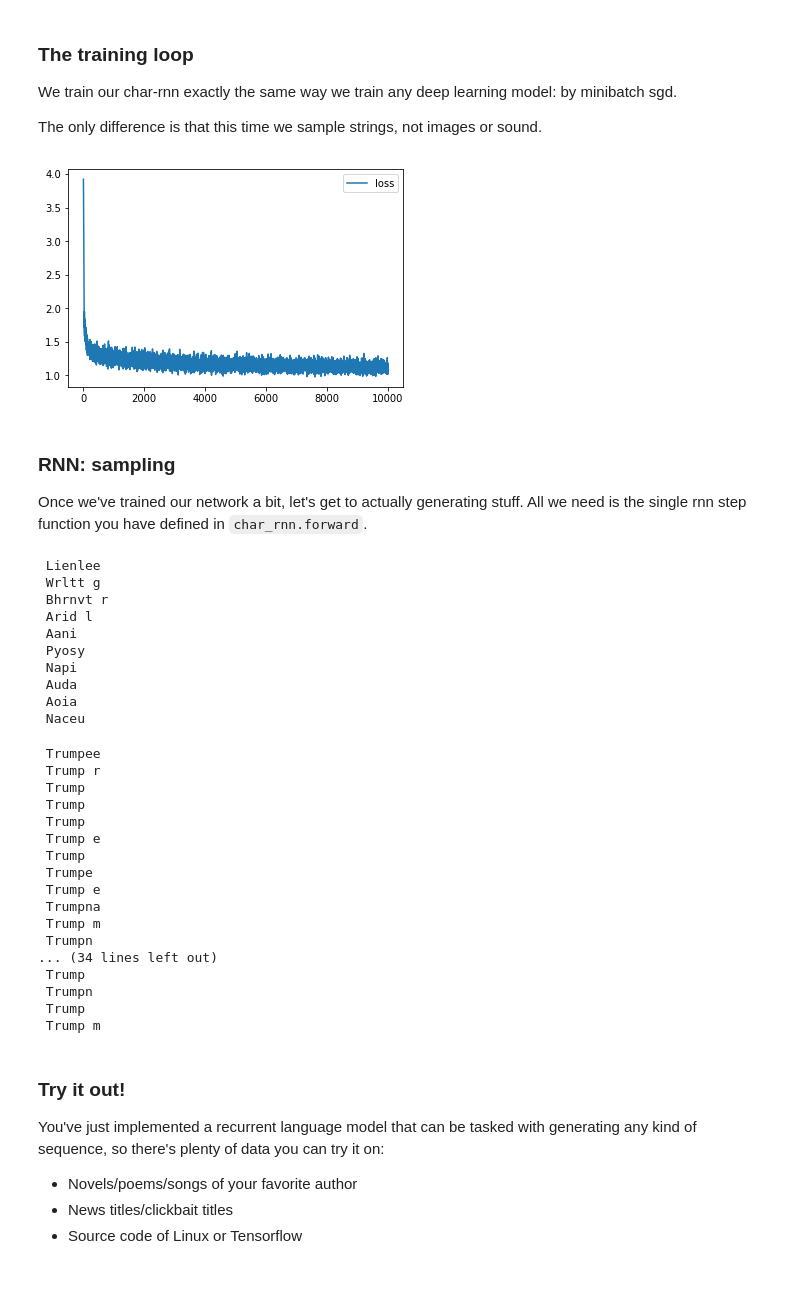
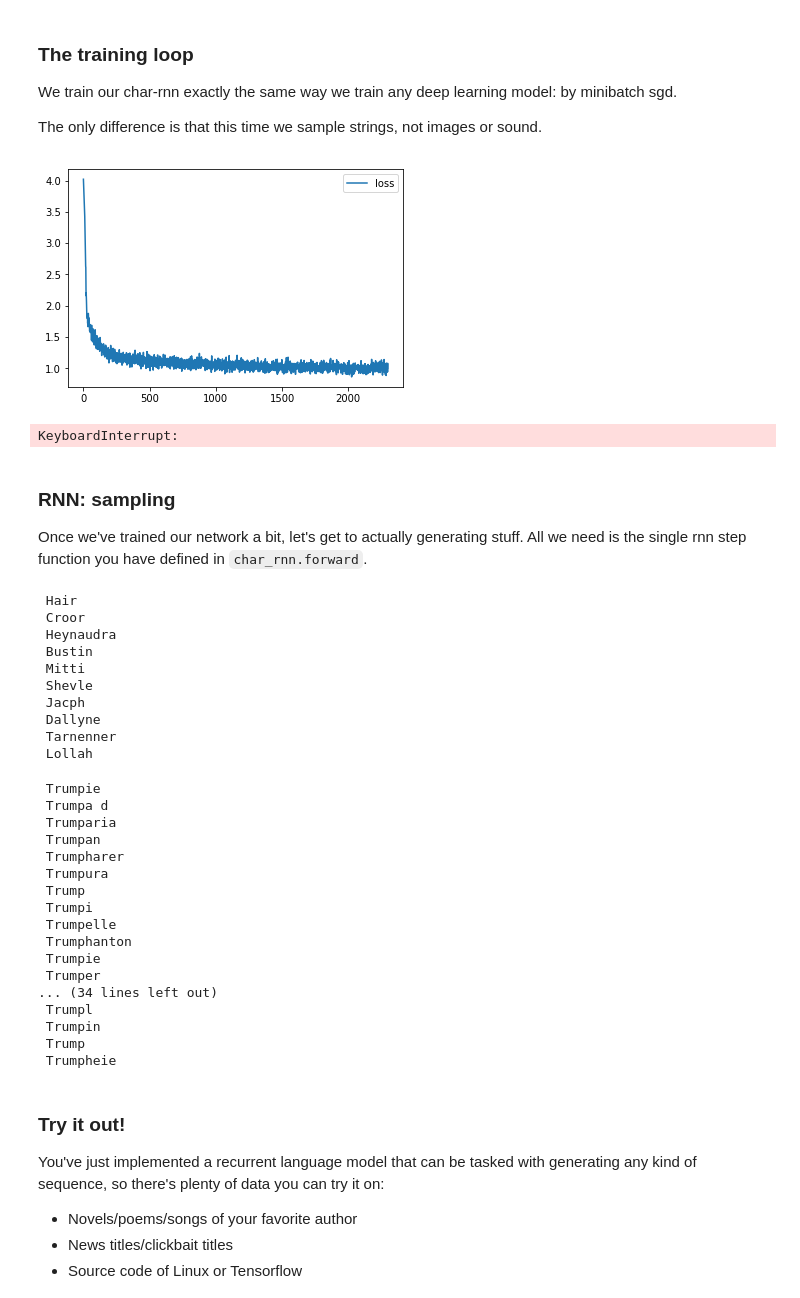
Before and after one commit to serjtroshin/HSE_deeplearning, a Jupyter notebook: week06_rnn/seminar_pytorch.ipynb, the cells around one changed output. Drawn from its saved outputs; the diff is of its cells as text; code cells hidden in the pictures.

```diff
--- a/week06_rnn/seminar_pytorch.ipynb
+++ b/week06_rnn/seminar_pytorch.ipynb
@@ -155,7 +155,7 @@ class CharRNNCell(nn.Module):
         assert h_next.size() == h_prev.size()
 
         #compute logits for next character probs
-        logits = self.rnn_to_logits(h_prev)
+        logits = self.rnn_to_logits(h_next)
 
         return h_next, F.log_softmax(logits, -1)
 
@@ -225,37 +253,41 @@ opt = torch.optim.Adam(char_rnn.parameters())
 history = []
 # %%
 
-for i in range(10000):
+for i in range(100000):
+    opt.zero_grad()
     batch_ix = to_matrix(sample(lines, 32), max_len=MAX_LENGTH)
+
     batch_ix = torch.tensor(batch_ix, dtype=torch.int64)
 
     logp_seq = rnn_loop(char_rnn, batch_ix)
 
     # compute loss
     predictions_logp = logp_seq[:, :-1]
+
     actual_next_tokens = batch_ix[:, 1:]
 
+    #loss = F.nll_loss(predictions_logp, )
     logp_next = torch.gather(predictions_logp, dim=2, index=actual_next_tokens[:,:,None])
 
     loss = -logp_next.mean()
 
     # train with backprop
     loss.backward()
 
     opt.step()
 
-    opt.zero_grad()
-
     history.append(loss.data.numpy())
     if (i+1)%100==0:
         clear_output(True)
         plt.plot(history,label='loss')
         plt.legend()
         plt.show()
 
+
 assert np.mean(history[:10]) > np.mean(history[-10:]), "RNN didn't converge."
 # %% [output]
-[figure, old version]
+[figure, new version]
+KeyboardInterrupt:
 # %% [markdown]
 ### RNN: sampling
 Once we've trained our network a bit, let's get to actually generating stuff.
@@ -293,37 +325,37 @@ def generate_sample(char_rnn, seed_phrase=' ', max_length=MAX_LENGTH, temperatur
 for _ in range(10):
     print(generate_sample(char_rnn))
 # %% [output]
- Lienlee
- Wrltt g
- Bhrnvt r
- Arid l
- Aani
- Pyosy
- Napi
- Auda
- Aoia
- Naceu
+ Hair
+ Croor
+ Heynaudra
+ Bustin
+ Mitti
+ Shevle
+ Jacph
+ Dallyne
+ Tarnenner
+ Lollah
 # %%
 for _ in range(50):
     print(generate_sample(char_rnn, seed_phrase=' Trump'))
 # %% [output]
- Trumpee
- Trump r
+ Trumpie
+ Trumpa d
+ Trumparia
+ Trumpan
+ Trumpharer
+ Trumpura
  Trump
+ Trumpi
+ Trumpelle
+ Trumphanton
+ Trumpie
+ Trumper
+... (34 lines left out)
+ Trumpl
+ Trumpin
  Trump
- Trump
- Trump e
- Trump
- Trumpe
- Trump e
- Trumpna
- Trump m
- Trumpn
-... (34 lines left out)
- Trump
- Trumpn
- Trump
- Trump m
+ Trumpheie
 # %% [markdown]
 ### Try it out!
 You've just implemented a recurrent language model that can be tasked with generating any kind of sequence, so there's plenty of data you can try it on:
```
Also changed, not shown: parts of 8 cells of this notebook.
